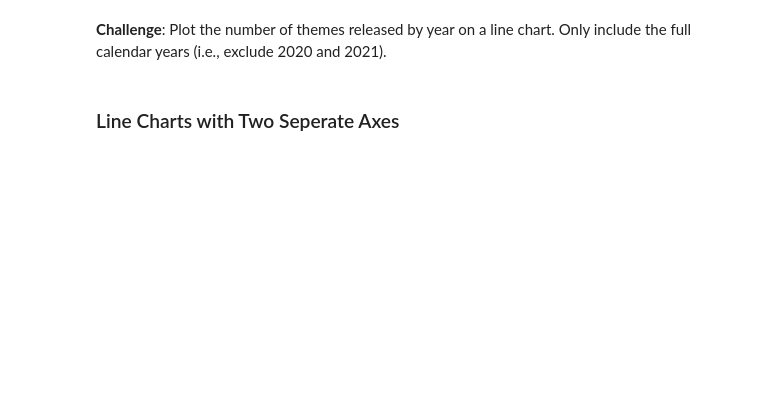
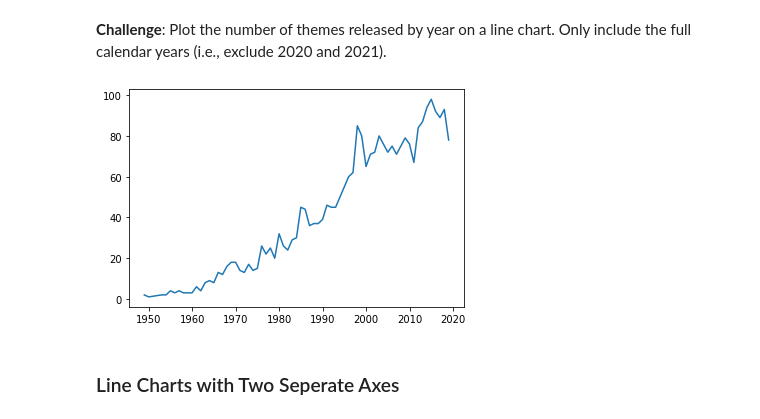
Before and after one commit to jul1998/Pandas-Python, a Jupyter notebook: Lego_Analysis_for_Course_(start).ipynb, the cells around one changed output. Drawn from its saved outputs; the diff is of its cells as text; code cells hidden in the pictures; blank space fills up the shorter version.

```diff
--- a/Lego_Analysis_for_Course_(start).ipynb
+++ b/Lego_Analysis_for_Course_(start).ipynb
@@ -164,3 +162,8 @@ ax.plot(sets_by_year.index[:-2], sets_by_year.set_num[:-2])
 ### Aggregate Data with the Python .agg() Function
 
 Let's work out the number of different themes shipped by year. This means we have to count the number of unique theme_ids per calendar year.
+# %%
+theme_by_year = sets.groupby("year").agg({"theme_id":pd.Series.nunique})
+# %%
+theme_by_year.rename(columns={"theme_id":"nr_themes"}, inplace=True)
+theme_by_year.head()
@@ -167,4 +178,10 @@ Let's work out the number of different themes shipped by year. This means we hav
 # %% [markdown]
 **Challenge**: Plot the number of themes released by year on a line chart. Only include the full calendar years (i.e., exclude 2020 and 2021).
+# %%
+fig, ax = plt.subplots()
+ax.plot(theme_by_year.index[:-2], theme_by_year.nr_themes[:-2])
+plt.show()
+# %% [output]
+[figure, added]
 # %% [markdown]
 ### Line Charts with Two Seperate Axes
```
Also changed, not shown: parts of 7 cells of this notebook.
